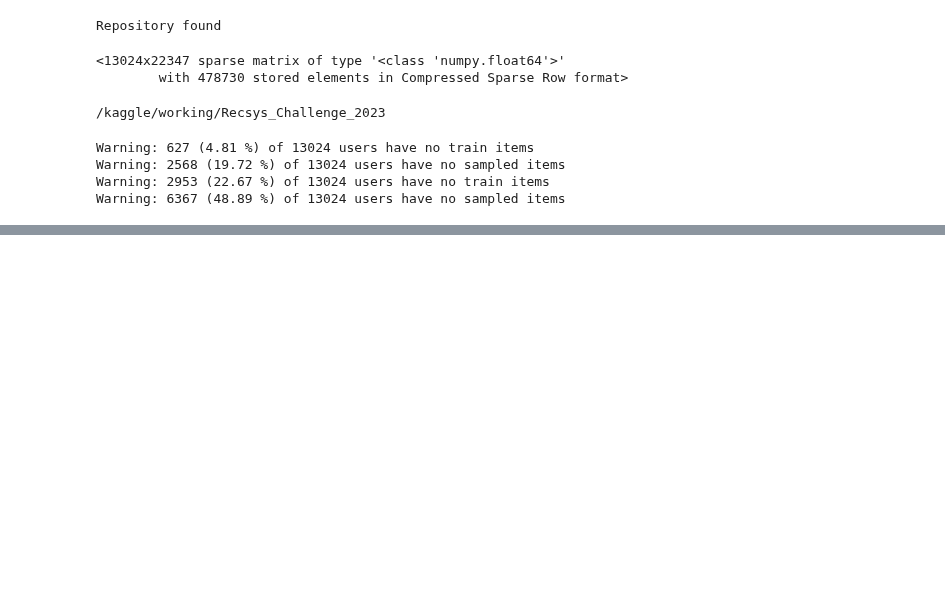
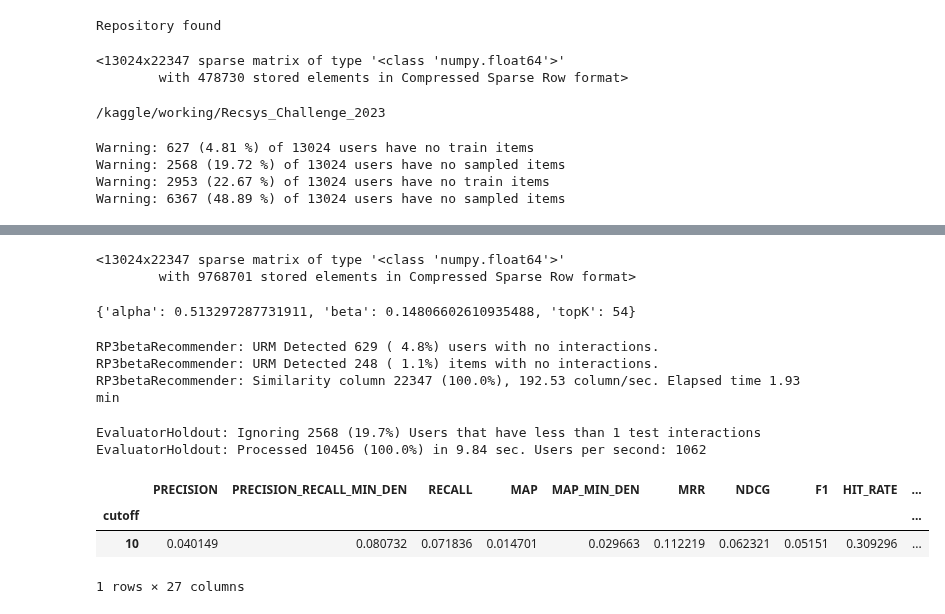
Before and after one commit to CarloSgaravatti/Recsys_Challenge_2023, a Jupyter notebook: challenge_notebooks/hybrid-precision.ipynb, the cells around one changed output, grey strips where cells are left out. Cells and saved outputs as stored; diff of their text form; code cells hidden in the pictures; blank space fills up the shorter version.

```diff
--- a/challenge_notebooks/hybrid-precision.ipynb
+++ b/challenge_notebooks/hybrid-precision.ipynb
@@ -396,0 +320,30 @@ elif config['copy_prev_best_params']:
+# %%
+URM_train_item_knn = URM_train.dot(recommender.W_sparse)
+URM_train_item_knn
+# %% [output]
+<13024x22347 sparse matrix of type '<class 'numpy.float64'>'
+        with 9768701 stored elements in Compressed Sparse Row format>
+# %%
+with open('/kaggle/working/Recsys_Challenge_2023/tuning_results/best_params_RP3.json', 'r') as params_file:
+    params_rp3 = json.load(params_file)
+params_rp3
+# %% [output]
+{'alpha': 0.513297287731911, 'beta': 0.14806602610935488, 'topK': 54}
+# %%
+recommender_rp3 = RP3betaRecommender(URM_train_item_knn)
+recommender_rp3.fit(**params_rp3)
+# %% [output]
+RP3betaRecommender: URM Detected 629 ( 4.8%) users with no interactions.
+RP3betaRecommender: URM Detected 248 ( 1.1%) items with no interactions.
+RP3betaRecommender: Similarity column 22347 (100.0%), 192.53 column/sec. Elapsed time 1.93 min
+# %%
+evaluator = EvaluatorHoldout(URM_test_complete, cutoff_list=[10], exclude_seen=False)
+result_df, _ = evaluator.evaluateRecommender(recommender_rp3)
+result_df
+# %% [output]
+EvaluatorHoldout: Ignoring 2568 (19.7%) Users that have less than 1 test interactions
+EvaluatorHoldout: Processed 10456 (100.0%) in 9.84 sec. Users per second: 1062
+|  | PRECISION | PRECISION_RECALL_MIN_DEN | RECALL | MAP | MAP_MIN_DEN | MRR | NDCG | F1 | HIT_RATE | ... |
+| cutoff |  |  |  |  |  |  |  |  |  | ... |
+| 10 | 0.040149 | 0.080732 | 0.071836 | 0.014701 | 0.029663 | 0.112219 | 0.062321 | 0.05151 | 0.309296 | ... |
+1 rows × 27 columns
```
Also changed, not shown: parts of 22 cells of this notebook.
